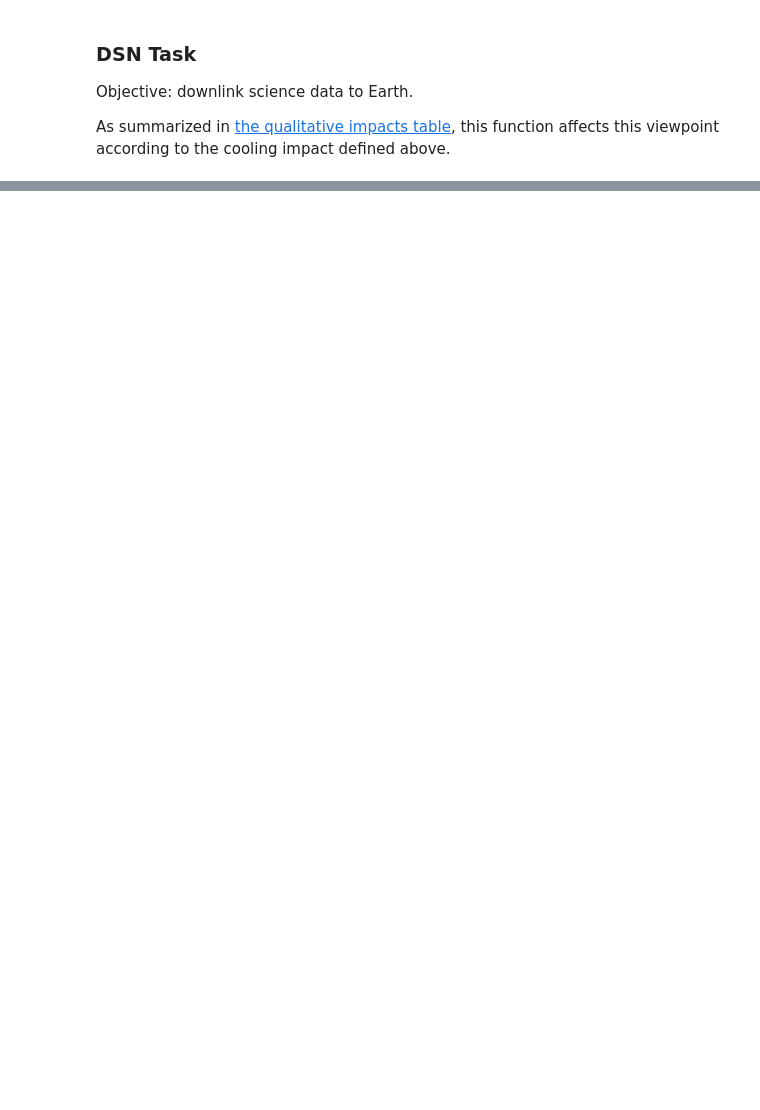
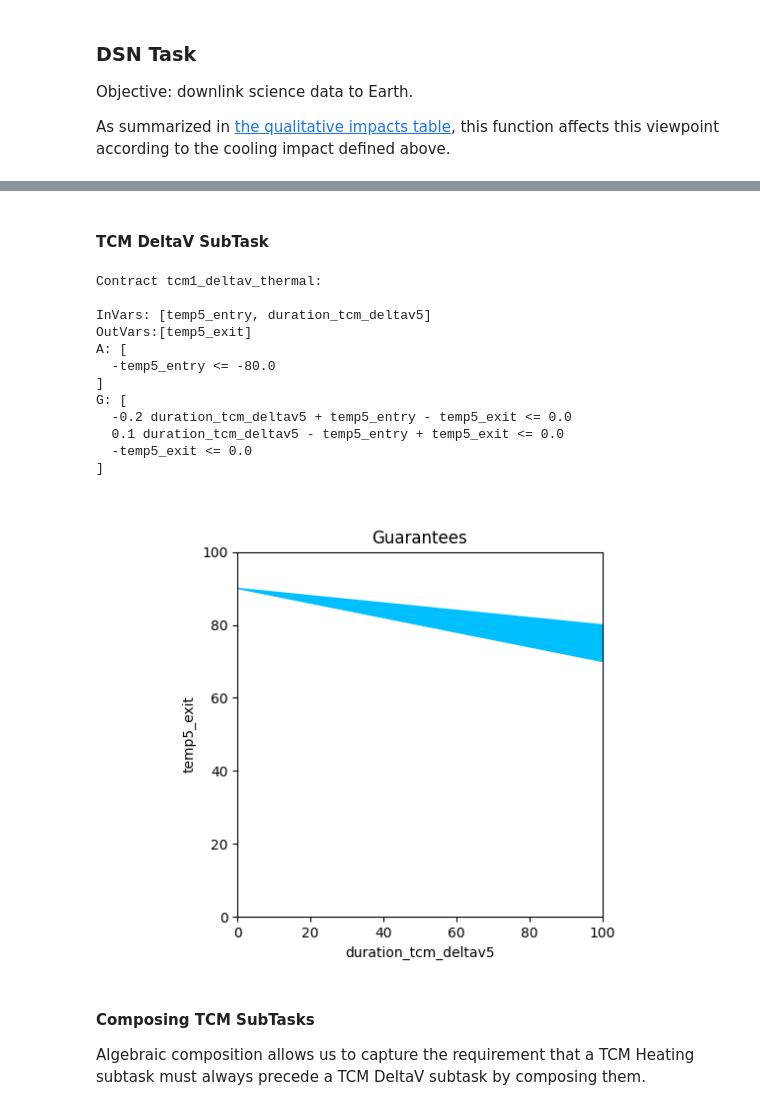
Before and after one commit to pacti-org/pacti, a Jupyter notebook: case_studies/space_mission/space_mission_thermal.ipynb, the cells around one changed output, grey strips where cells are left out. Saved outputs shown, nothing was run; the diff lists cells and outputs as text; code cells hidden in the pictures; blank space fills up the shorter version.

```diff
--- a/case_studies/space_mission/space_mission_thermal.ipynb
+++ b/case_studies/space_mission/space_mission_thermal.ipynb
@@ -86,0 +175,55 @@ G: [
+# %% [markdown]
+#### TCM DeltaV SubTask
+# %%
+def TCM_deltav_thermal(s: int, cooling_rate: tuple[float, float], warm_temp: float) -> PolyhedralContract:
+  spec = PolyhedralContract.from_string(
+    InputVars = [
+      f"temp{s}_entry",           # initial thrusters temperature
+      f"duration_tcm_deltav{s}",  # knob variable for TCM deltav duration
+    ],
+    OutputVars = [
+      f"temp{s}_exit",            # final thrusters temperature
+    ],
+    assumptions = [
+      # thrusters are warm
+      f"-temp{s}_entry <= -{warm_temp}",
+    ],
+    guarantees = [
+      # duration*cooling_rate(min) <= temp{entry} - temp{exit} <= duration*cooling_rate(max)
+      f" temp{s}_entry - temp{s}_exit - {cooling_rate[1]}*duration_tcm_deltav{s} <= 0",
+      f"-temp{s}_entry + temp{s}_exit + {cooling_rate[0]}*duration_tcm_deltav{s} <= 0",
+
+      # lower-bound thruster temperature
+      f"-temp{s}_exit <= 0",
+    ])
+  return spec
+
+tcm1_deltav_thermal = TCM_deltav_thermal(s=5, cooling_rate=(0.1, 0.2), warm_temp=80.0)
+print(f"Contract tcm1_deltav_thermal:\n\n{tcm1_deltav_thermal}")
+
+_ = plot_guarantees(contract=tcm1_deltav_thermal,
+                x_var=Var("duration_tcm_deltav5"),
+                y_var=Var("temp5_exit"),
+                var_values={
+                  Var("temp5_entry"):90,
+                },
+                x_lims=(0,100),
+                y_lims=(0,100))
+# %% [output]
+Contract tcm1_deltav_thermal:
+
+InVars: [temp5_entry, duration_tcm_deltav5]
+OutVars:[temp5_exit]
+A: [
+  -temp5_entry <= -80.0
+]
+G: [
+  -0.2 duration_tcm_deltav5 + temp5_entry - temp5_exit <= 0.0
+  0.1 duration_tcm_deltav5 - temp5_entry + temp5_exit <= 0.0
+  -temp5_exit <= 0.0
+]
+[figure, added]
+# %% [markdown]
+#### Composing TCM SubTasks
+
+Algebraic composition allows us to capture the requirement that a TCM Heating subtask must always precede a TCM DeltaV subtask by composing them.
```
Also changed, not shown: parts of 14 cells of this notebook, 3 other files.
